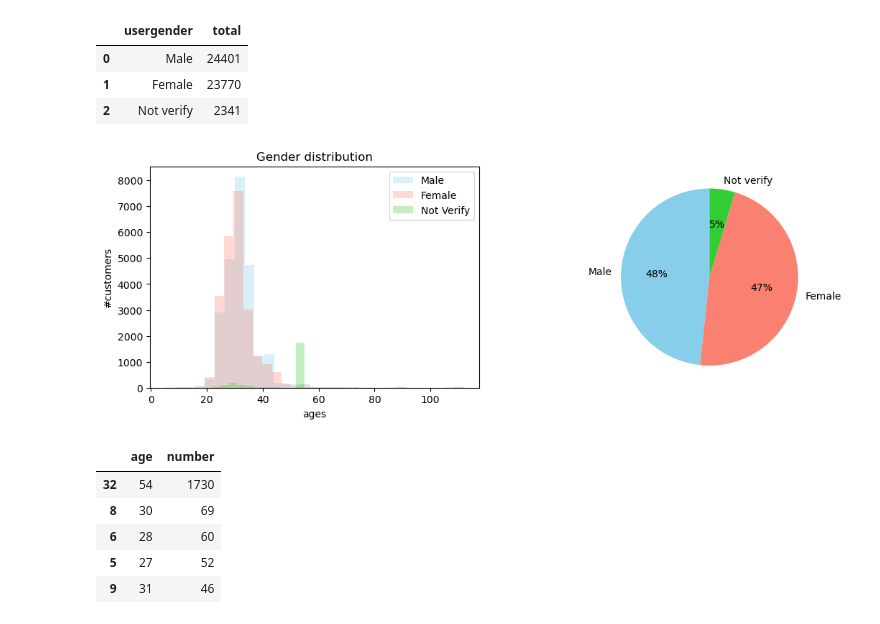
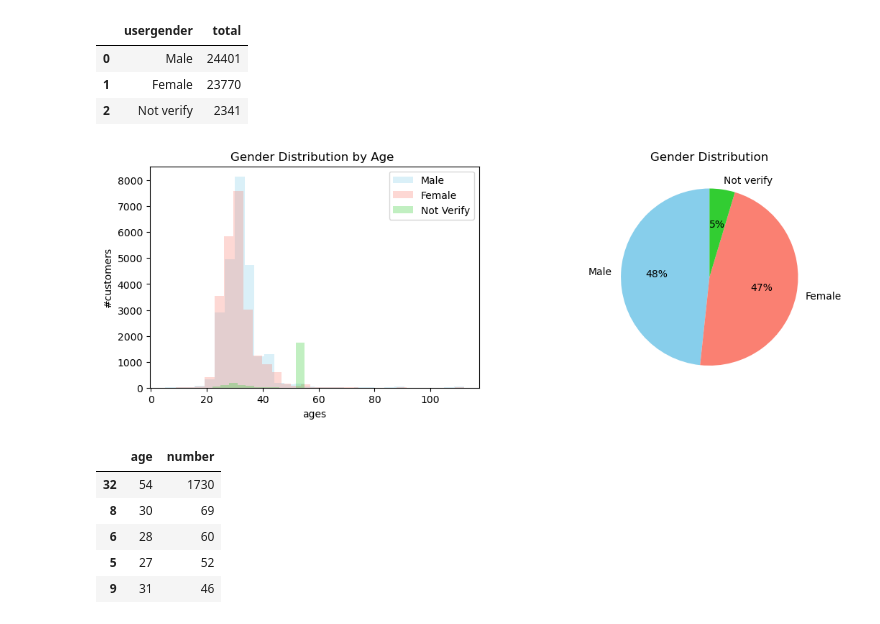
Before and after one commit to DucD0610/HOYTS-Cinema-Ticket-Sales-Analysis, a Jupyter notebook: Capstone project/captone project.ipynb, the cells around one changed output. Cells and saved outputs as stored; diff of their text form; code cells hidden in the pictures.

Commit message:
completed age group distribution graph

```diff
--- a/Capstone project/captone project.ipynb
+++ b/Capstone project/captone project.ipynb
@@ -521,31 +521,32 @@ df_gen
 # %%
 #Visualize
 plt.figure(figsize=(13,4))
 
 #Customer Gender Distribution
 ##data
 male_age = df_cus[df_cus['usergender'] == 'Male']['age']
 female_age = df_cus['age'][df_cus['usergender'] == 'Female']
 unknown_age = df_cus['age'][df_cus['usergender'] == 'Not verify']
 
 ##plot 1
 ax1 = plt.subplot(1, 2, 1)
 plt.hist(male_age, bins=30, alpha = 0.3, color='skyblue', label='Male')
 plt.hist(female_age, bins=30, alpha = 0.3, color='salmon', label='Female')
 plt.hist(unknown_age, bins=30, alpha = 0.3, color='limegreen', label='Not Verify')
 
 ##label 1
-plt.title('Gender distribution')
+plt.title('Gender Distribution by Age ')
 plt.xlabel('ages')
 plt.ylabel('#customers')
 plt.legend()
 
 ##plot 2
 ax2 = plt.subplot(1, 2, 2)
 plt.pie(df_gen['total'], labels = df_gen['usergender'], colors=['skyblue', 'salmon', 'limegreen'], autopct='%1.0f%%', startangle=90) #display percentage% and angle at 90degree
+plt.title('Gender Distribution')
 plt.show()
 # %% [output]
-[figure, old version]
+[figure, new version]
 # %%
 df_cus[df_cus['usergender'] == 'Not verify'].groupby('age').agg(
     number = ('customer_id', 'count')).reset_index().sort_values(by='number', ascending=False).head(5)
```
Also changed, not shown: parts of 3 cells of this notebook.
